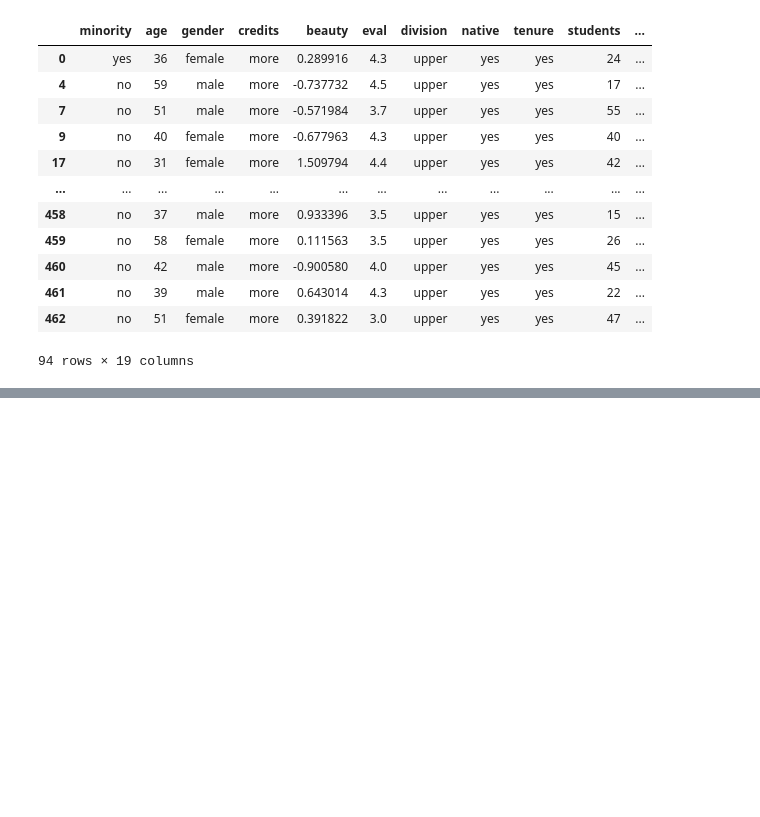
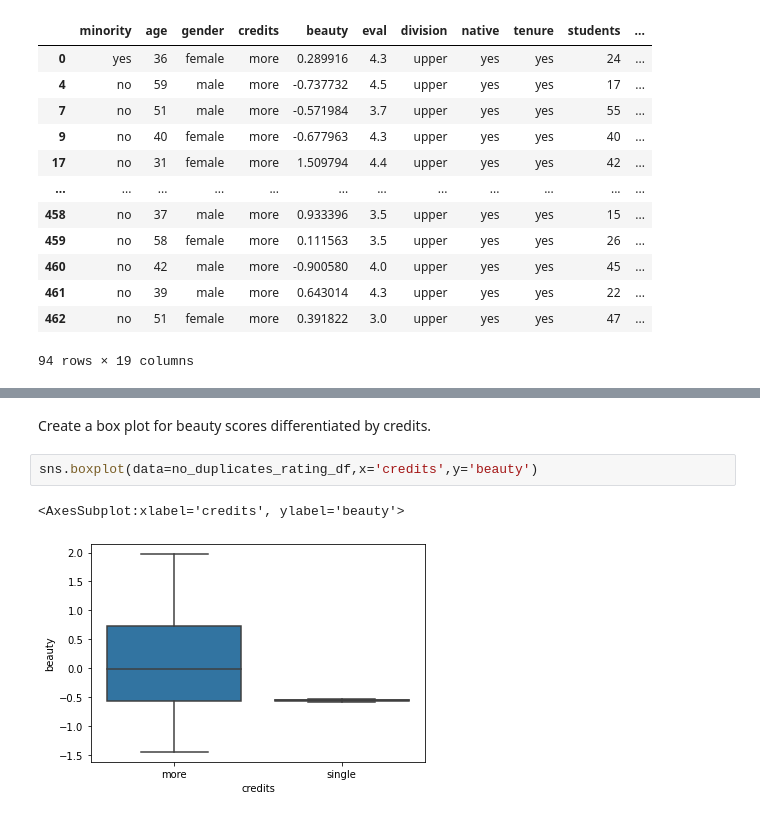
Before and after one commit to venkat2ram/AI_Playground, a Jupyter notebook: Seaborn.ipynb, the cells around one changed output, grey strips where cells are left out. Drawn from its saved outputs; the diff is of its cells as text; blank space fills up the shorter version.

```diff
--- a/Seaborn.ipynb
+++ b/Seaborn.ipynb
@@ -68,0 +117,7 @@ no_duplicates_rating_df
+# %% [markdown]
+Create a box plot for beauty scores differentiated by credits.
+# %%
+sns.boxplot(data=no_duplicates_rating_df,x='credits',y='beauty')
+# %% [output]
+<AxesSubplot:xlabel='credits', ylabel='beauty'>
+[figure, added]
```
Also changed, not shown: parts of 19 cells of this notebook.
